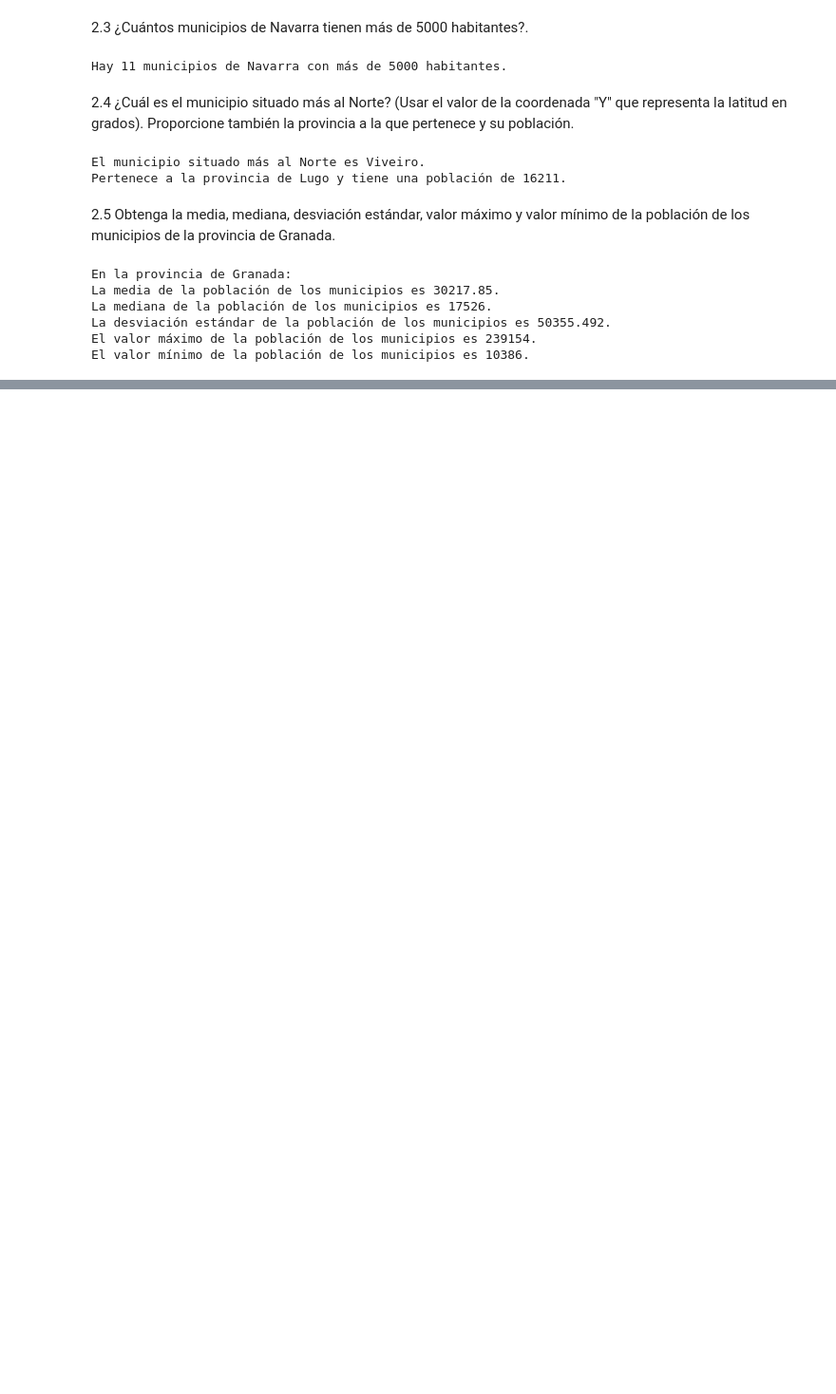
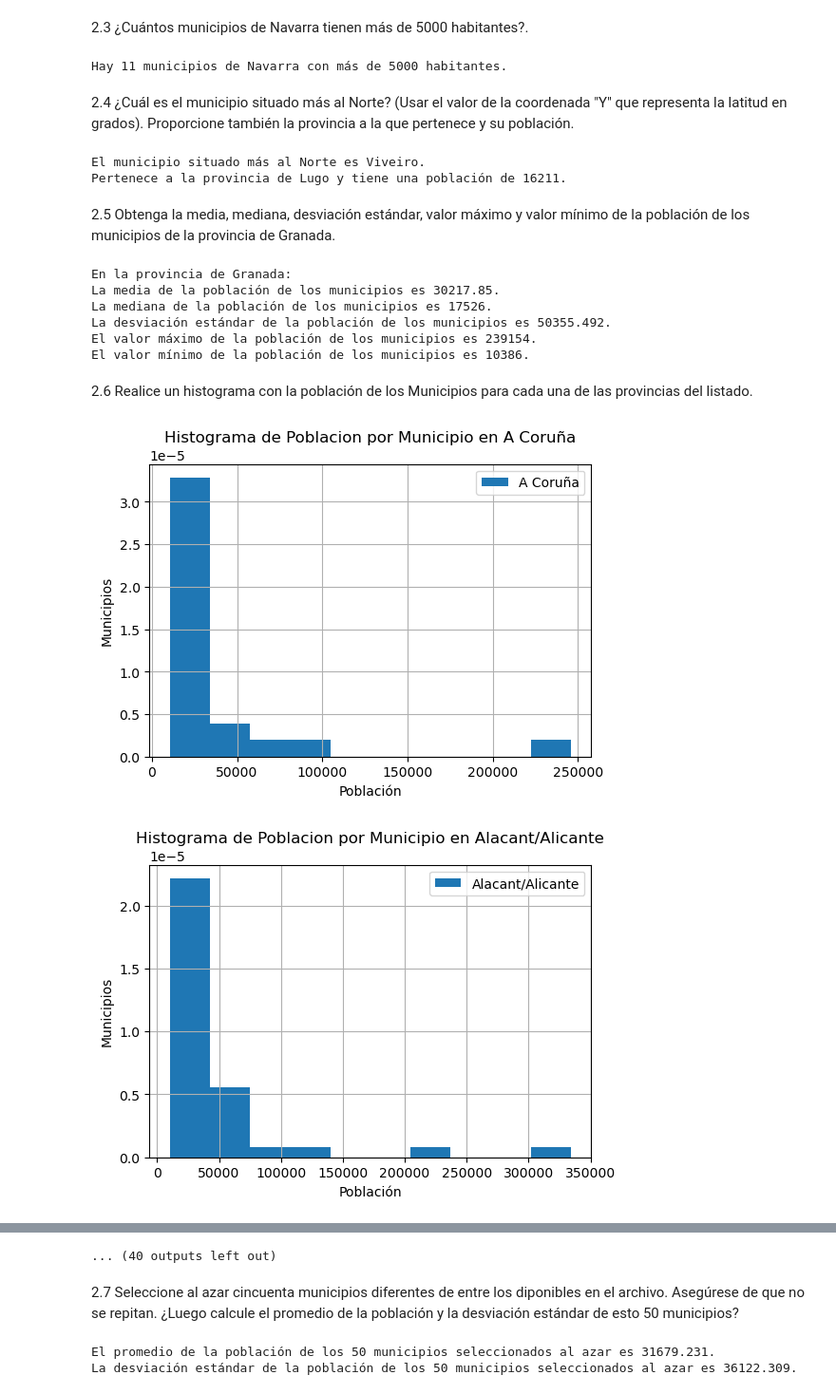
Before and after one commit to JuanCaBocaletti/Laboratorio_3, a Jupyter notebook: Laboratorio_3.ipynb, the cells around one changed output, grey strips where cells are left out. Shown at 95% size. Saved outputs shown, nothing was run; the diff lists cells and outputs as text; code cells hidden in the pictures; blank space fills up the shorter version.

```diff
--- a/Laboratorio_3.ipynb
+++ b/Laboratorio_3.ipynb
@@ -293,3 +293,30 @@ La mediana de la población de los municipios es 17526.
 La desviación estándar de la población de los municipios es 50355.492.
 El valor máximo de la población de los municipios es 239154.
 El valor mínimo de la población de los municipios es 10386.
+# %% [markdown]
+2.6 Realice un histograma con la población de los Municipios para cada una de las provincias del listado.
+# %%
+# Agrupar por provincia y municipio y sumar la población
+munis_provincia = dataset_npob.groupby(['Provincia', 'Municipio'])['Poblacion'].sum().reset_index()
+
+# Para cada provincia
+for provincia, data in munis_provincia.groupby('Provincia'):
+    # Crear una figura para los histogramas
+    plt.figure(figsize=(6,4))
+
+    # Crear un histograma de la población de los municipios de la provincia
+    data['Poblacion'].hist(bins=10, density = True, label = provincia)
+
+    # Título de cada grafica
+    plt.title(f'Histograma de Poblacion por Municipio en {provincia}')
+
+    # Establecer las etiquetas de los ejes
+    plt.xlabel('Población')
+    plt.ylabel('Municipios')
+
+    # Mostrar la leyenda y los histogramas
+    plt.legend()
+    plt.show()
+# %% [output]
+[figure, added]
+[figure, added]
@@ -295,0 +333,20 @@ El valor mínimo de la población de los municipios es 10386.
+... (40 outputs left out)
+# %% [markdown]
+2.7 Seleccione al azar cincuenta municipios diferentes de entre los diponibles en el archivo. Asegúrese de que no se repitan. ¿Luego calcule el promedio de la población y la desviación estándar de esto 50 municipios?
+# %%
+# Seleccionar cincuenta municipios diferentes
+munis_azar = dataset_npob['Municipio'].drop_duplicates().sample(n=50, random_state=1)
+
+# Lista de municipios seleccionados
+munis_sel = dataset_npob[dataset_npob['Municipio'].isin(munis_azar)]
+
+# Calcular el promedio de la población y desviación estándar
+media_poblacion = round(munis_sel['Poblacion'].mean(), 3)
+desvstd_poblacion = round(munis_sel['Poblacion'].std(), 3)
+
+# Imprimir el promedio de la población y la desviación estándar
+print(f"El promedio de la población de los 50 municipios seleccionados al azar es {media_poblacion}.")
+print(f"La desviación estándar de la población de los 50 municipios seleccionados al azar es {desvstd_poblacion}.")
+# %% [output]
+El promedio de la población de los 50 municipios seleccionados al azar es 31679.231.
+La desviación estándar de la población de los 50 municipios seleccionados al azar es 36122.309.
```
Also changed, not shown: parts of 4 cells of this notebook.
